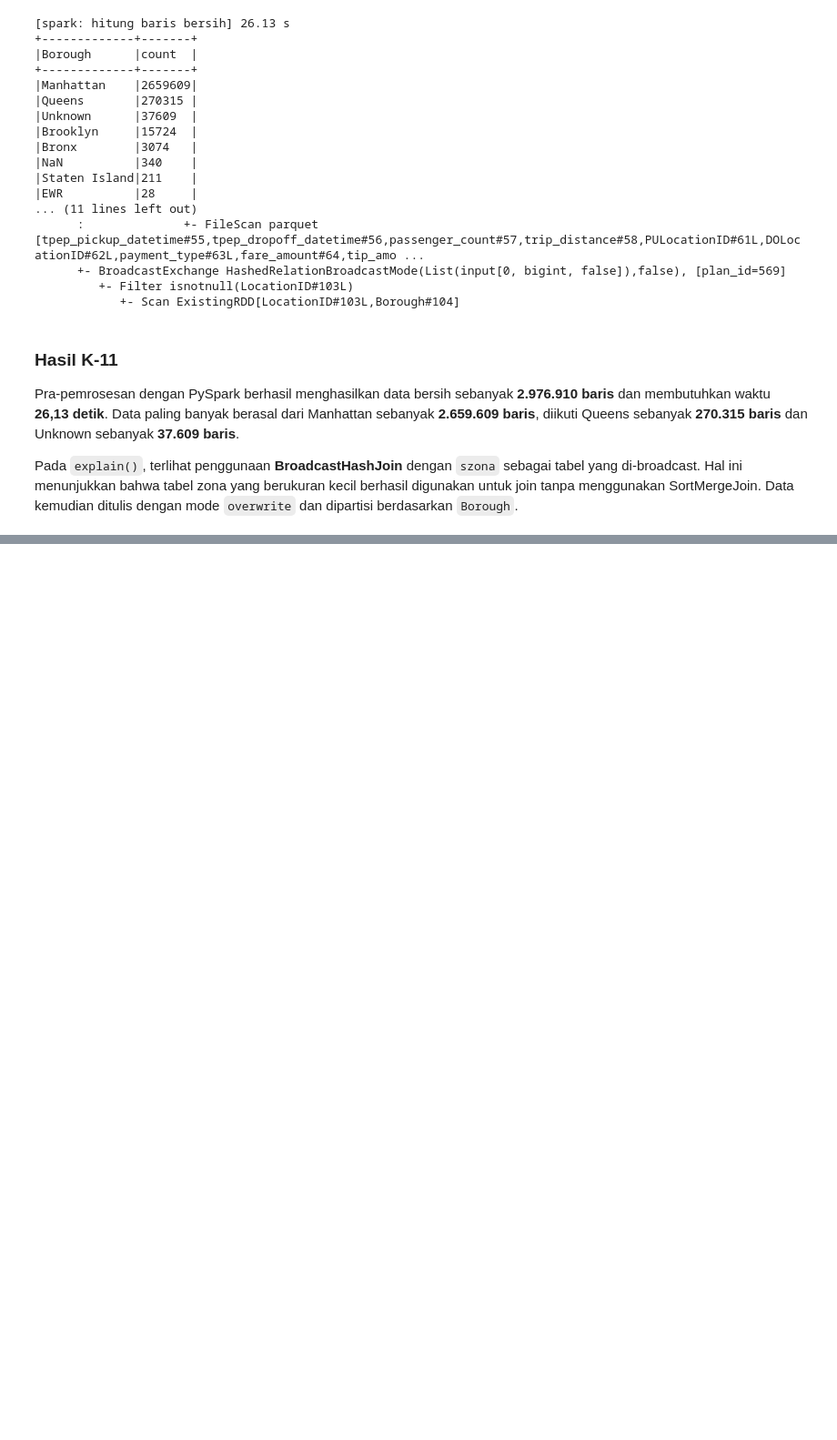
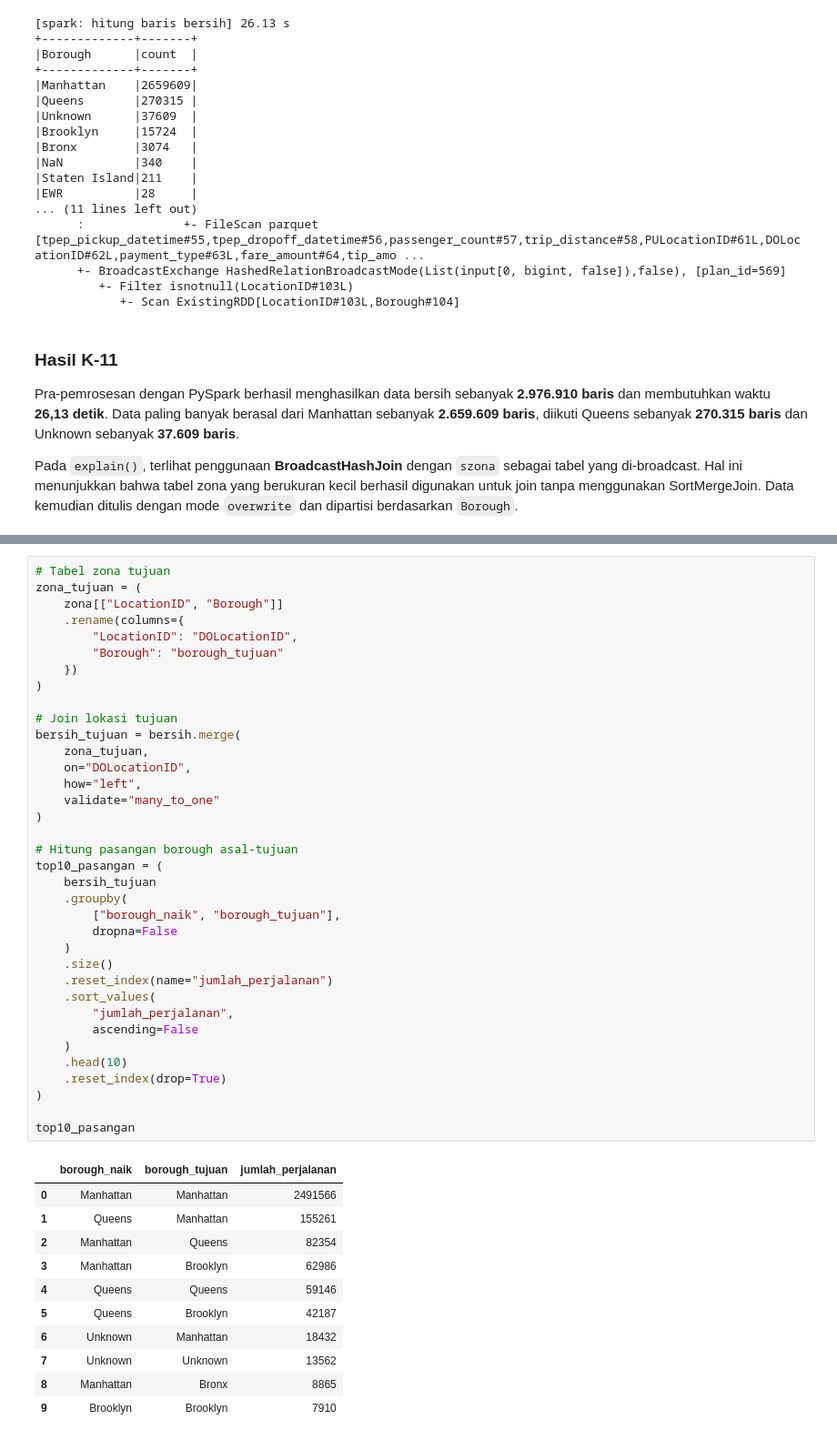
Before and after one commit to iMaIrsdyh/BigData26_B_2411533018_KarimahIrsyadiyah, a Jupyter notebook: Praktikum3/BD_B_P03_2411533018_KarimahIrsyadiyah.ipynb, the cells around one changed output, grey strips where cells are left out. Shown at 91% size. Drawn from its saved outputs; the diff is of its cells as text; blank space fills up the shorter version.

```diff
--- a/Praktikum3/BD_B_P03_2411533018_KarimahIrsyadiyah.ipynb
+++ b/Praktikum3/BD_B_P03_2411533018_KarimahIrsyadiyah.ipynb
@@ -1509,0 +1999,48 @@ Pada `explain()`, terlihat penggunaan **BroadcastHashJoin** dengan `szona` sebag
+# %%
+# Tabel zona tujuan
+zona_tujuan = (
+    zona[["LocationID", "Borough"]]
+    .rename(columns={
+        "LocationID": "DOLocationID",
+        "Borough": "borough_tujuan"
+    })
+)
+
+# Join lokasi tujuan
+bersih_tujuan = bersih.merge(
+    zona_tujuan,
+    on="DOLocationID",
+    how="left",
+    validate="many_to_one"
+)
+
+# Hitung pasangan borough asal-tujuan
+top10_pasangan = (
+    bersih_tujuan
+    .groupby(
+        ["borough_naik", "borough_tujuan"],
+        dropna=False
+    )
+    .size()
+    .reset_index(name="jumlah_perjalanan")
+    .sort_values(
+        "jumlah_perjalanan",
+        ascending=False
+    )
+    .head(10)
+    .reset_index(drop=True)
+)
+
+top10_pasangan
+# %% [output]
+|  | borough_naik | borough_tujuan | jumlah_perjalanan |
+| 0 | Manhattan | Manhattan | 2491566 |
+| 1 | Queens | Manhattan | 155261 |
+| 2 | Manhattan | Queens | 82354 |
+| 3 | Manhattan | Brooklyn | 62986 |
+| 4 | Queens | Queens | 59146 |
+| 5 | Queens | Brooklyn | 42187 |
+| 6 | Unknown | Manhattan | 18432 |
+| 7 | Unknown | Unknown | 13562 |
+| 8 | Manhattan | Bronx | 8865 |
+| 9 | Brooklyn | Brooklyn | 7910 |
```
Also changed, not shown: parts of 35 cells of this notebook.
